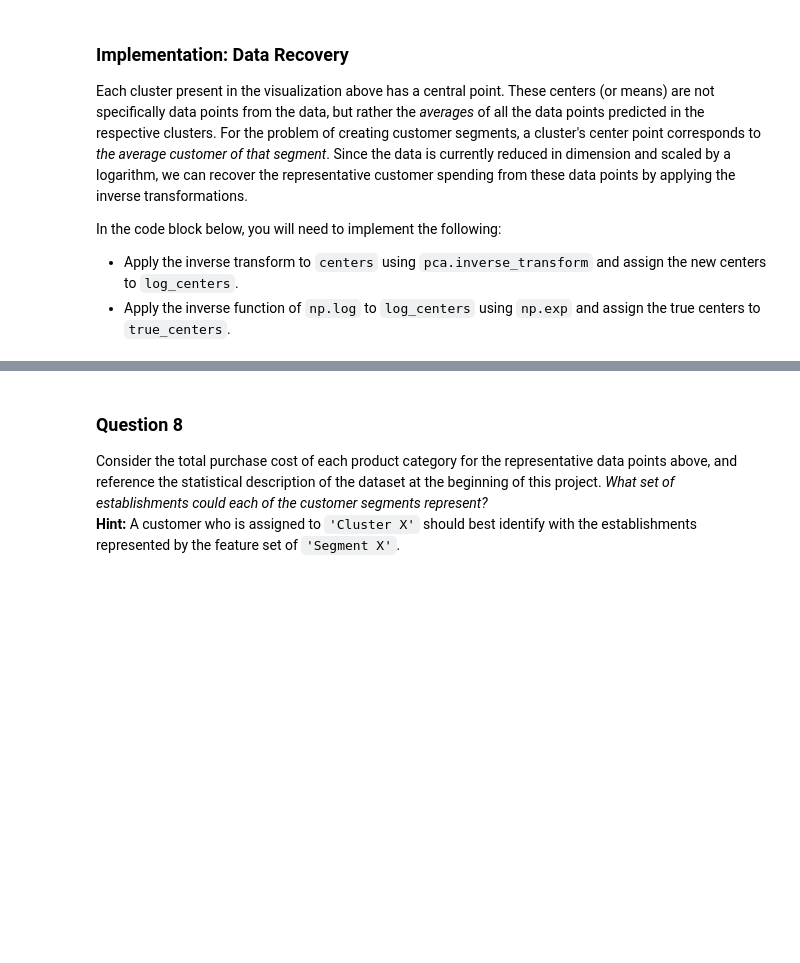
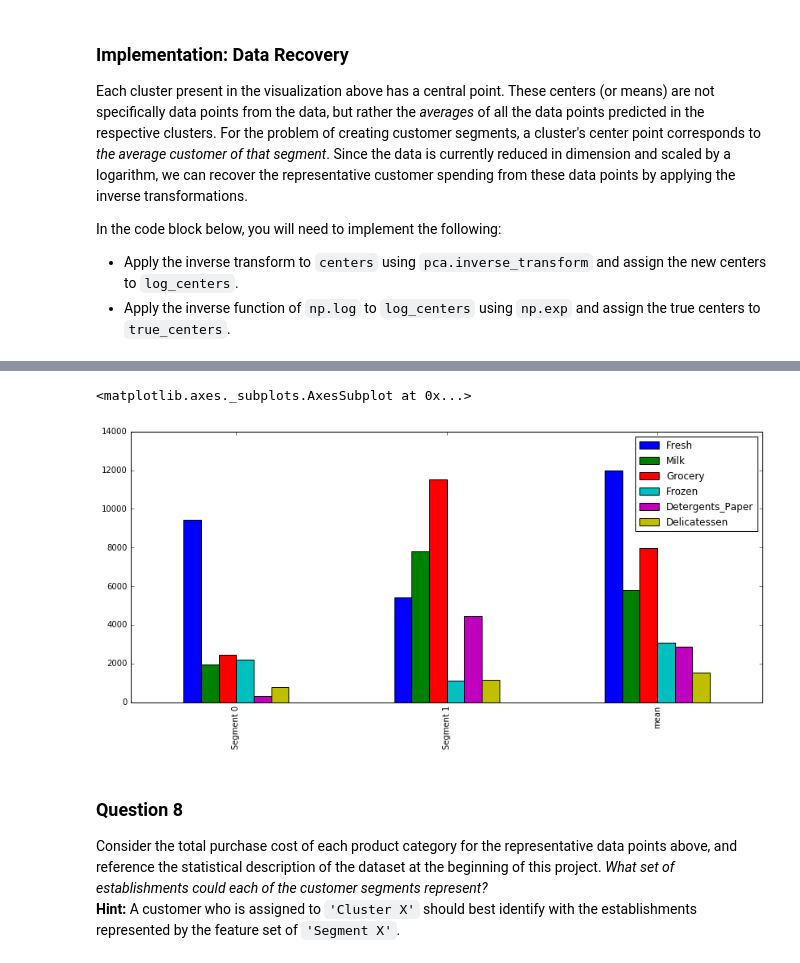
Before and after one commit to TerenceCooper/machine-learning, a Jupyter notebook: projects/creating_customer_segments/customer_segments.ipynb, the cells around one changed output, grey strips where cells are left out. Cells and saved outputs as stored; diff of their text form; code cells hidden in the pictures; blank space fills up the shorter version.

```diff
--- a/projects/creating_customer_segments/customer_segments.ipynb
+++ b/projects/creating_customer_segments/customer_segments.ipynb
@@ -477,3 +491,10 @@ display(true_centers)
+# %%
+# compare ceters with mean
+true_centers_bar = true_centers.append(data.describe().loc['mean'])
+true_centers_bar.plot(kind='bar', figsize=(14, 6))
+# %% [output]
+<matplotlib.axes._subplots.AxesSubplot at 0x...>
+[figure, added]
 # %% [markdown]
 ### Question 8
 Consider the total purchase cost of each product category for the representative data points above, and reference the statistical description of the dataset at the beginning of this project. *What set of establishments could each of the customer segments represent?*
```
Also changed, not shown: parts of 10 cells of this notebook, 1 other file.
